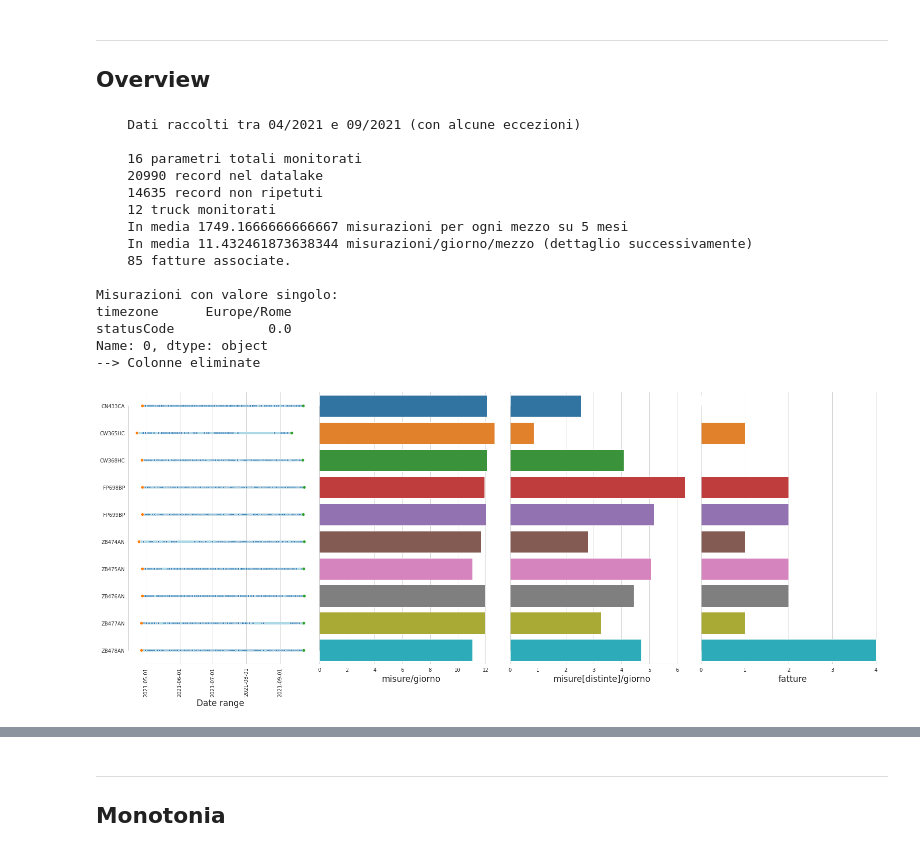
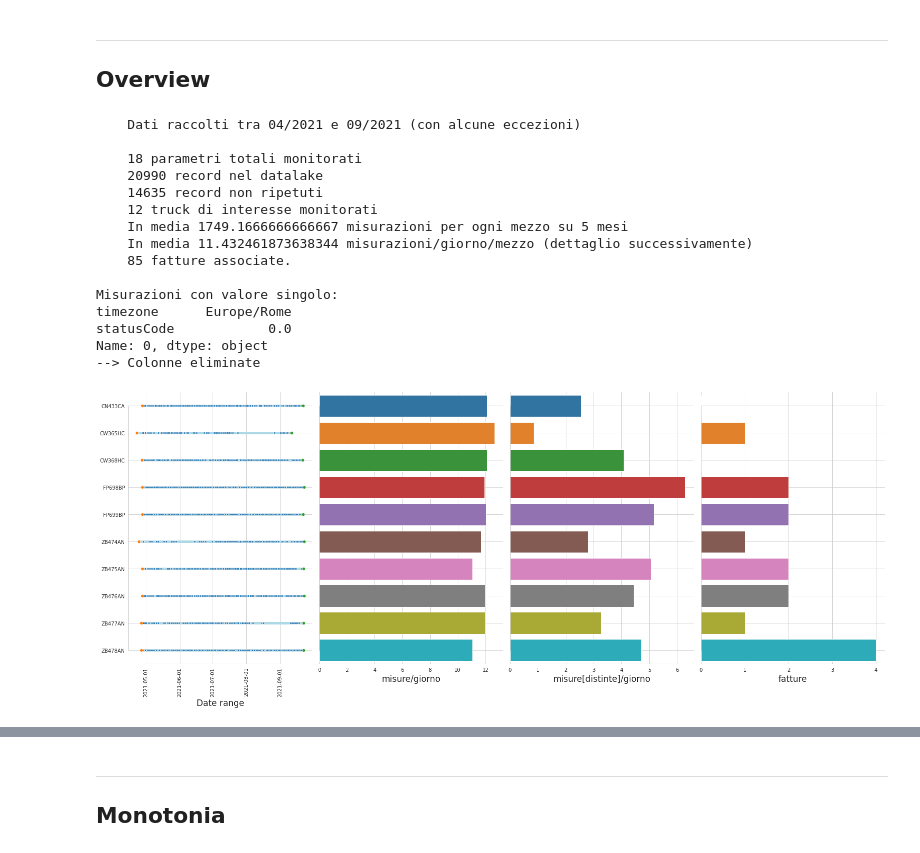
Before and after one commit to antonioalbanese/ai4trucks, a Jupyter notebook: visirun_analysis.ipynb, the cells around one changed output, grey strips where cells are left out. Drawn from its saved outputs; the diff is of its cells as text; code cells hidden in the pictures.

```diff
--- a/visirun_analysis.ipynb
+++ b/visirun_analysis.ipynb
@@ -6,17 +6,17 @@ import numpy as np
 from tqdm import tqdm
 import pandas as pd
 from pathlib import Path
-from inspect_tables import plot_date_relplot, targhe, read_data, overview, draw_report, draw_correlation
+from inspect_tables import (targhe, timestamp_names, plate_names,
+                            veicoli, fatture, draw_date_relplot,
+                            read_data, overview, draw_report, draw_correlation,
+                            plot_date_relplot
+                           )
 
 
 import matplotlib.pyplot as plt
 import seaborn as sns
 
 pd.options.display.max_columns = 100
-
-targhe = [
-"FY293YC", "FY295YC", "FY298YC", "FY294YC", "FY296YC", "FV903SK", "FV904SK", "FV906SK", "FV907SK", "FV908SK", "FZ330SC", "FV913SK", "FV914SK", "FY402YC", "FY403YC", "ZB477AN", "ZB473AN", "ZB474AN", "ZB476AN", "ZB475AN", "ZB478AN", "ZB137AR", "ZB139AR", "ZB150AR", "ZB127AR", "ZB132AR", "ZB128AR", "ZB131AR", "ZB130AR", "FY400YC", "ZB135AR", "ZB136AR", "ZB134AR", "ZB373AN", "FY401YC", "CW363HC", "CW367HC", "FP698BP", "FP699BP", "CW365HC", "CW368HC", "CN433CA", "FV989FV", "FV990FV", "FV991FV", "FV995FV", "FV996FV", "FV997FV", "FV992FV", "FV985FV", "FV987FV", "FV988FV", "FV993FV", "FV994FV", "EG181YE", "FV986FV", "EN971TN", "FY299YC",
-]
-sns.set_style("whitegrid")
+# sns.set_style("whitegrid")
 
 %matplotlib inline
@@ -78,14 +68,14 @@ df_CP.head()
 ---
 ## Overview
 # %%
-df_CP, us_CP = overview(df=df_CP, plate="vehiclePlate", timestamp="datestamp", fatture=fatture)
+df_CP, _ = overview(df=df_CP)
 # %% [output]
     Dati raccolti tra 04/2021 e 09/2021 (con alcune eccezioni)
 
-    16 parametri totali monitorati
+    18 parametri totali monitorati
     20990 record nel datalake
     14635 record non ripetuti
-    12 truck monitorati
+    12 truck di interesse monitorati
     In media 1749.1666666666667 misurazioni per ogni mezzo su 5 mesi
     In media 11.432461873638344 misurazioni/giorno/mezzo (dettaglio successivamente)
     85 fatture associate.
@@ -100,5 +90,5 @@ df_CP=df_CP[df_CP.datestamp.dt.year > 2020]
-# %%
-draw_report(df_CP, plate="vehiclePlate", timestamp="datestamp", fatture=fatture)
-# %% [output]
-[figure, removed]
+# %%
+draw_report(df_CP)
+# %% [output]
+[figure, added]
 # %%
```
Also changed, not shown: parts of 41 cells of this notebook, 4 other files.
